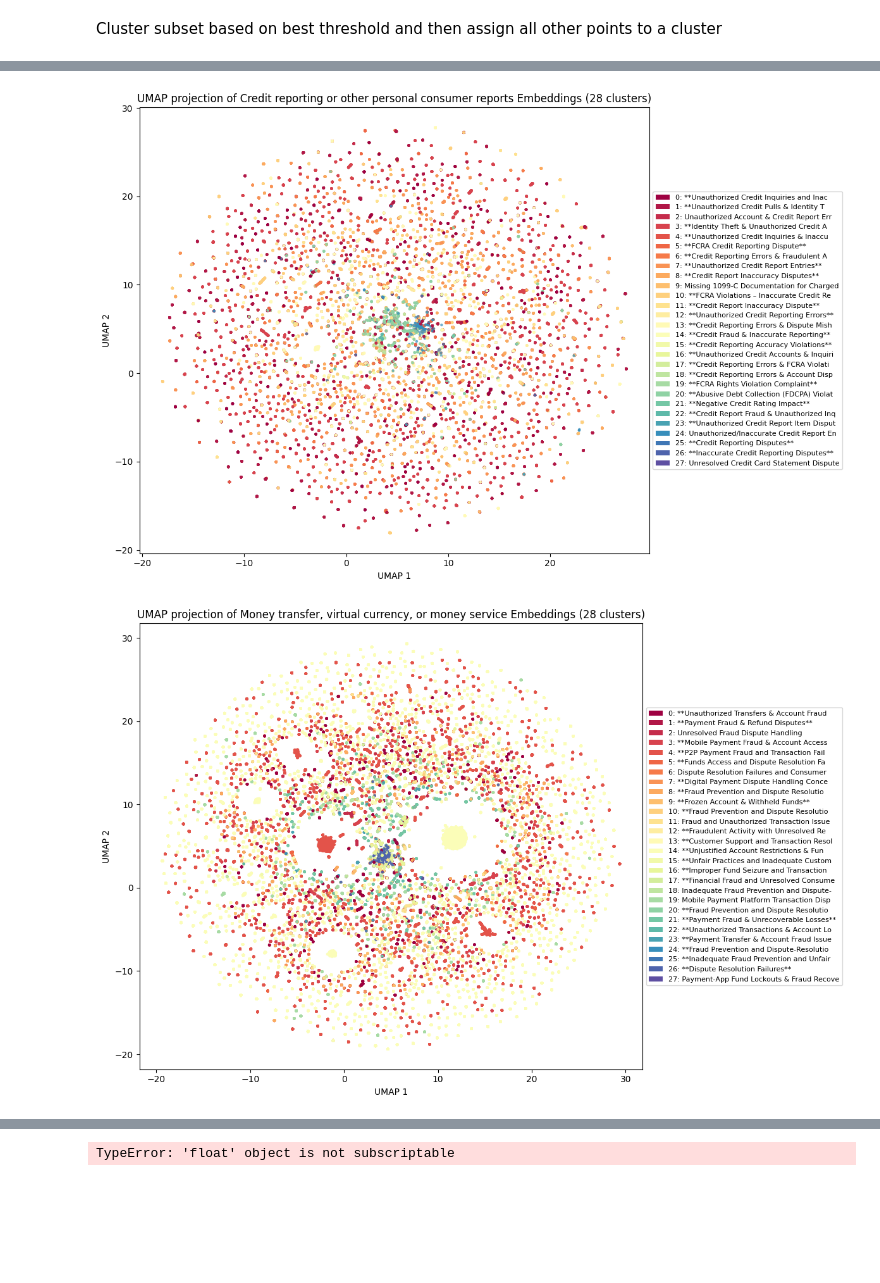
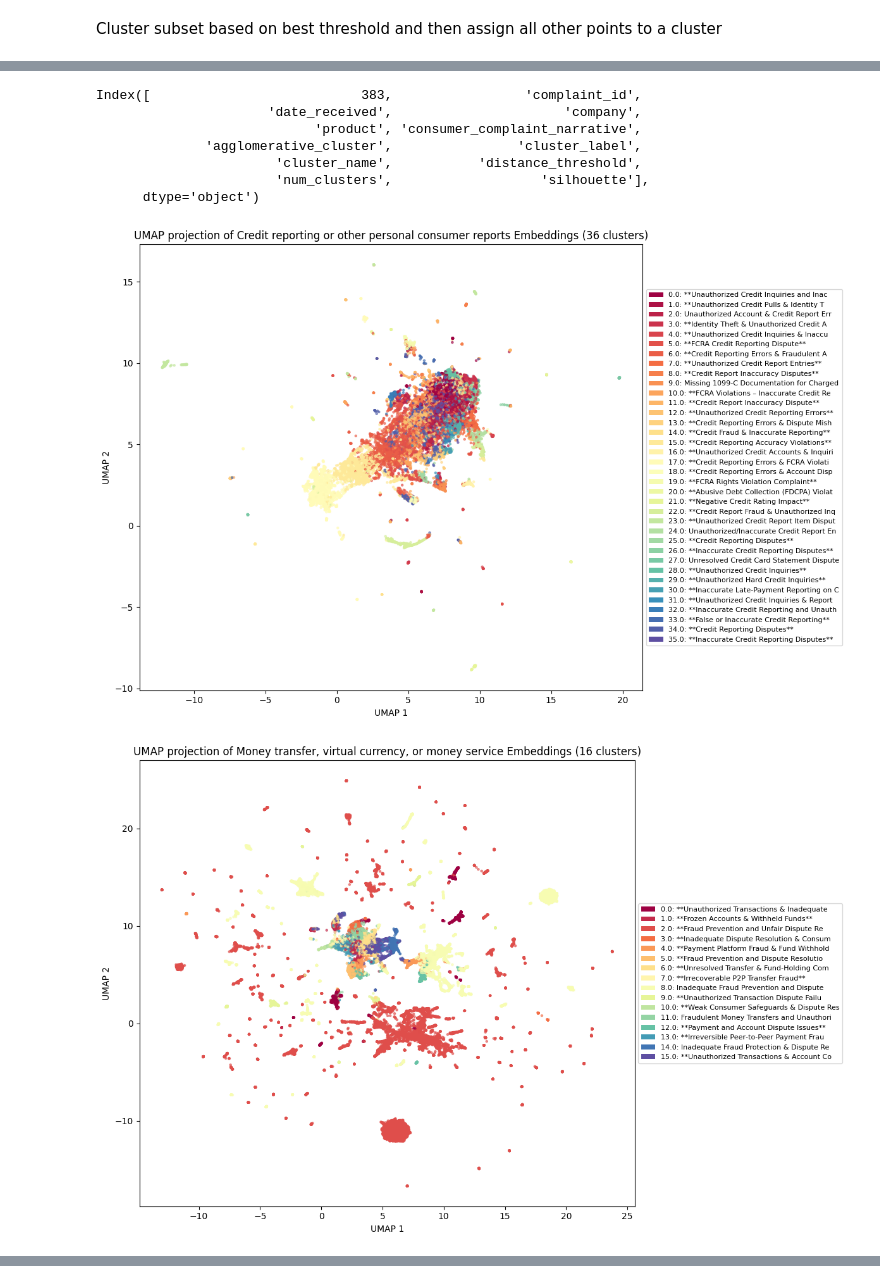
Before and after one commit to Whdgurtler/complaints, a Jupyter notebook: load_complaint_data.ipynb, the cells around one changed output, grey strips where cells are left out. Cells and saved outputs as stored; diff of their text form; code cells hidden in the pictures; blank space fills up the shorter version.

```diff
--- a/load_complaint_data.ipynb
+++ b/load_complaint_data.ipynb
@@ -226,0 +323,5 @@ NameError: name 'embeddings_df' is not defined
+# %%
+#import embeeddings with cluster labels from pickle file
+import pandas as pd
+embeddings_df = pd.read_pickle('../data/complaint_embeddings_with_clusters.pkl')
+embeddings_df.head(2)
@@ -227,10 +355,18 @@ NameError: name 'embeddings_df' is not defined
 # %%
 #import embeeddings with cluster labels from pickle file
 import pandas as pd
-embeddings_df = pd.read_pickle('../data/complaint_embeddings_with_clusters.pkl')
+#import if needed
+if 'embeddings_df' not in locals():
+    embeddings_df = pd.read_pickle('../data/complaint_embeddings_with_clusters.pkl')
 embeddings_df.head(2)
 #add cluster name column
 cluster_names =pd.read_csv('output/cluster_names.csv')
+#get dtsatnce threshold from cluster_column as the last part after underscore
+cluster_names['distance_threshold'] = cluster_names['cluster_column'].apply(lambda x: float(x.split('_')[-1]))
+#Filter cluster names to only include those with the best threshold per product
+best_thresh = pd.read_csv('output/best_distance_thresholds.csv')
+best_thresh
+cluster_names = cluster_names.merge(best_thresh, left_on=['product', 'distance_threshold'], right_on=['product', 'best_distance_threshold'], how='inner', suffixes=('', '_best')).drop(columns=['cluster_column', 'best_distance_threshold'])
 cluster_names.head(2)
 #merge on product and cluster label
 embeddings_df = embeddings_df.merge(cluster_names, left_on=['product', 'agglomerative_cluster'], right_on=['product', 'cluster_label'], how='left')
@@ -243,5 +379,13 @@ embeddings_df.head(2)
 # %%
-embeddings_df.columns[-9:]
+embeddings_df.columns[-12:]
+# %% [output]
+Index([                           383,                 'complaint_id',
+                      'date_received',                      'company',
+                            'product', 'consumer_complaint_narrative',
+              'agglomerative_cluster',                'cluster_label',
+                       'cluster_name',           'distance_threshold',
+                       'num_clusters',                   'silhouette'],
+      dtype='object')
 # %%
 # run umap on embeddings and plot clusters
 import umap
@@ -253,39 +397,44 @@ from matplotlib.patches import Patch
 #embeddinngs are col 0 to 383
 for product in embeddings_df['product'].unique():
     product_mask = embeddings_df['product'] == product
-    product_embeddings = embeddings_df.loc[product_mask, embeddings_df.columns[:-9]].values
+    product_embeddings = embeddings_df.loc[product_mask, embeddings_df.columns[:-11]].values
     cluster_labels = embeddings_df.loc[product_mask, 'agglomerative_cluster'].values
     cluster_names = embeddings_df.loc[product_mask, 'cluster_name'].values
 
     reducer = umap.UMAP(n_neighbors=15, min_dist=0.1, metric='cosine', random_state=42, init='random')
     embedding_2d = reducer.fit_transform(product_embeddings)
 
     plt.figure(figsize=(12, 8))
     scatter = plt.scatter(embedding_2d[:, 0], embedding_2d[:, 1], c=cluster_labels, cmap='Spectral', s=5, alpha=0.6)
 
-    # Create legend with cluster names (limit to first 10)
+    # Create legend with cluster names (limit to first 50)
     unique_clusters = np.unique(cluster_labels)
     cluster_to_name = {}
     for cluster in unique_clusters:
         idx = np.where(cluster_labels == cluster)[0][0]
         cluster_to_name[cluster] = cluster_names[idx]
 
-    # Show only first 10 clusters in legend
+    # Show only first 50 clusters in legend
     legend_elements = []
-    for i, cluster in enumerate(sorted(unique_clusters)[:35]):
+    for i, cluster in enumerate(sorted(unique_clusters)[:50]):
         color = plt.cm.Spectral(i / max(len(unique_clusters) - 1, 1))
-        legend_elements.append(Patch(facecolor=color, label=f"{cluster}: {cluster_to_name[cluster][:40]}"))
+        # Handle missing or NaN cluster names
+        cluster_name = cluster_to_name.get(cluster, "Unnamed")
+        if pd.isna(cluster_name):
+            cluster_name = "Unnamed"
+        cluster_name_str = str(cluster_name)[:40]
+        legend_elements.append(Patch(facecolor=color, label=f"{cluster}: {cluster_name_str}"))
 
-    if len(unique_clusters) > 35:
-        legend_elements.append(Patch(facecolor='white', label=f"... and {len(unique_clusters) - 35} more clusters"))
+    if len(unique_clusters) > 50:
+        legend_elements.append(Patch(facecolor='white', label=f"... and {len(unique_clusters) - 50} more clusters"))
 
     plt.legend(handles=legend_elements, loc='center left', bbox_to_anchor=(1, 0.5), fontsize=8)
     plt.title(f'UMAP projection of {product} Embeddings ({len(unique_clusters)} clusters)')
     plt.xlabel('UMAP 1')
     plt.ylabel('UMAP 2')
     plt.tight_layout()
     plt.savefig(f'plots/umap_{product.replace("/", "_").replace(" ", "_")}.png', dpi=150, bbox_inches='tight')
     plt.show()
 # %% [output]
-[figure, old version]
+[figure, new version]
-[figure, old version]
+[figure, new version]
@@ -293 +441,0 @@ for product in embeddings_df['product'].unique():
-TypeError: 'float' object is not subscriptable
```
Also changed, not shown: parts of 17 cells of this notebook, 15 other files.
